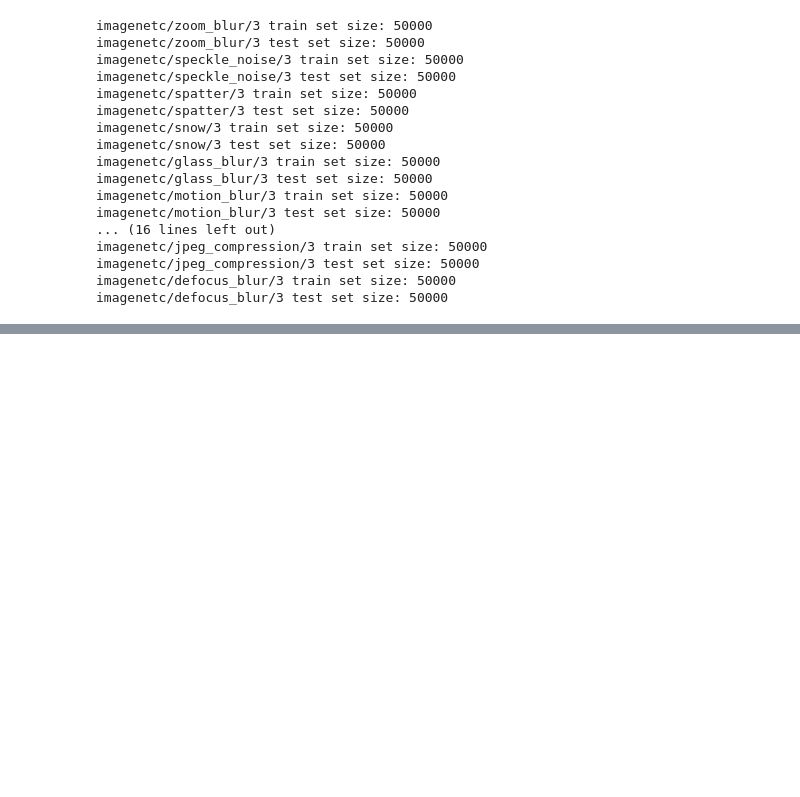
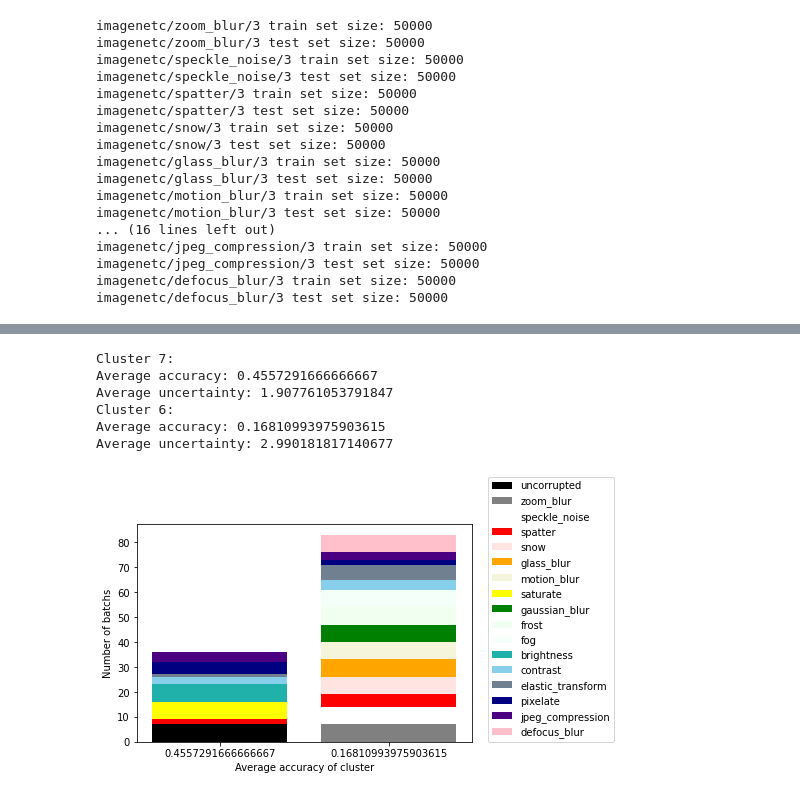
Before and after one commit to WeiHao97/drift-detection, a Jupyter notebook: OODdetect/Drift_detection_lingxiao.ipynb, the cells around one changed output, grey strips where cells are left out. Drawn from its saved outputs; the diff is of its cells as text; code cells hidden in the pictures; blank space fills up the shorter version.

```diff
--- a/OODdetect/Drift_detection_lingxiao.ipynb
+++ b/OODdetect/Drift_detection_lingxiao.ipynb
@@ -615,5 +641,10 @@ def drift_filter(ref_uncertainty, total_uncertainties, cluster_sizes, threshold=
+# %%
+filter_drift = False
 # %%
-filtered_total_uncertainties, num_err, new_cluster_sizes = drift_filter(ref_uncertainty, total_uncertainties, cluster_sizes, 0.05, 'KSDrift')
+if filter_drift:
+    filtered_total_uncertainties, filtered_accuracies, num_err, new_cluster_sizes = drift_filter(ref_uncertainty, total_uncertainties, total_accuracies, cluster_sizes, 0.05, 'KSDrift')
+else:
+    filtered_total_uncertainties, filtered_accuracies, num_err, new_cluster_sizes = total_uncertainties, total_accuracies, 0, cluster_sizes
 # %%
 print(len(filtered_total_uncertainties))
 print(new_cluster_sizes)
@@ -622,3 +657,3 @@ filtered_total_uncertainties = np.array(filtered_total_uncertainties)
 # %%
-labels = kmeans(filtered_total_uncertainties, len(filtered_total_uncertainties), 300)
+labels = kmeans(filtered_total_uncertainties, 8, 300)
 print(labels)
@@ -629,0 +670,9 @@ print_result(total_uncertainties, total_accuracies, labels)
+# %%
+clusters, accuracies, uncertainties = print_result(filtered_total_uncertainties, filtered_accuracies, labels)
+# %% [output]
+Cluster 7:
+Average accuracy: 0.4557291666666667
+Average uncertainty: 1.907761053791847
+Cluster 6:
+Average accuracy: 0.16810993975903615
+Average uncertainty: 2.990181817140677
@@ -629,0 +723,4 @@ print_result(total_uncertainties, total_accuracies, labels)
+# %%
+plot(new_cluster_sizes, clusters, accuracies, uncertainties, corruption)
+# %% [output]
+[figure, added]
```
Also changed, not shown: parts of 11 cells of this notebook.
